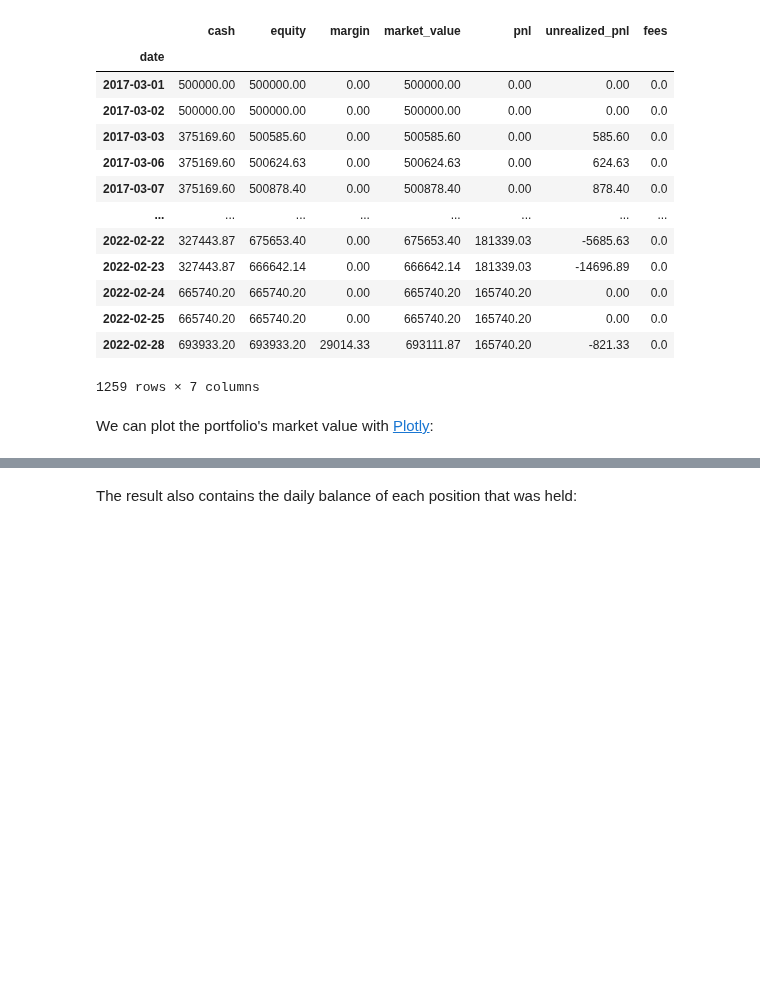
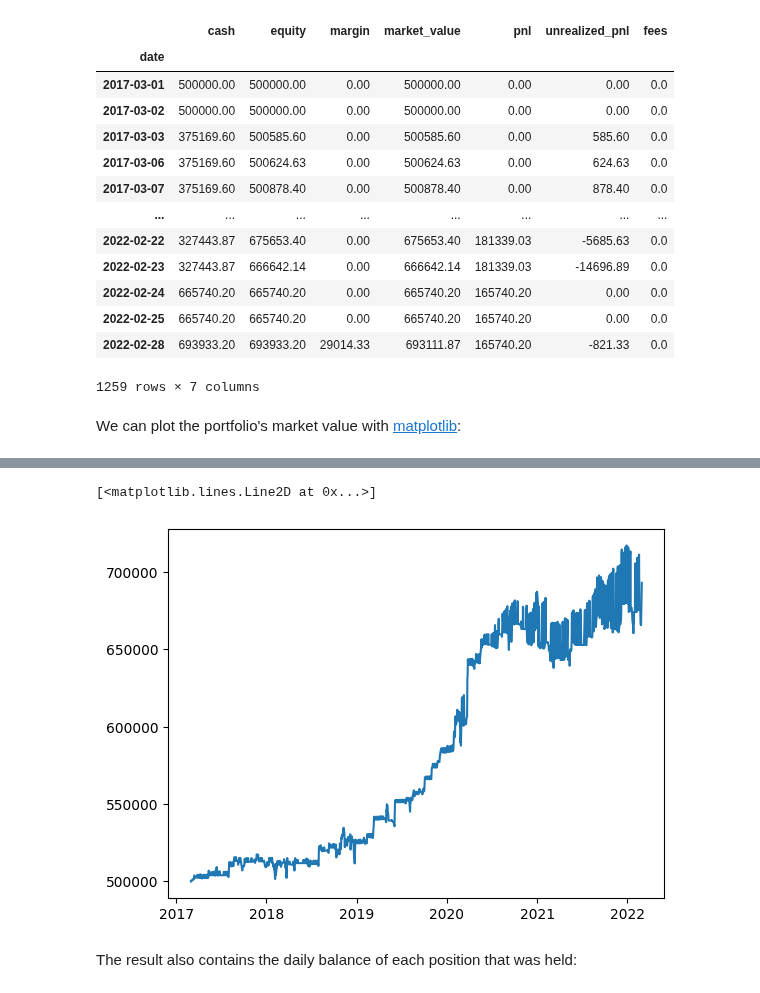
Before and after one commit to edtechre/pybroker, a Jupyter notebook: docs/notebooks/2. Backtesting a Strategy.ipynb, the cells around one changed output, grey strips where cells are left out. Saved outputs shown, nothing was run; the diff lists cells and outputs as text; code cells hidden in the pictures; blank space fills up the shorter version.

Commit message:
Use matplotlib in notebook.
Replace Plotly chart with matplotlib.

```diff
--- a/docs/notebooks/2. Backtesting a Strategy.ipynb
+++ b/docs/notebooks/2. Backtesting a Strategy.ipynb
@@ -126,16 +126,10 @@ result.portfolio
 | 2022-02-28 | 693933.20 | 693933.20 | 29014.33 | 693111.87 | 165740.20 | -821.33 | 0.0 |
 1259 rows × 7 columns
 # %% [markdown]
-We can plot the portfolio's market value with [Plotly](https://plotly.com/python/):
+We can plot the portfolio's market value with [matplotlib](https://matplotlib.org/):
 # %%
-import plotly.graph_objects as go
+import matplotlib.pyplot as plt
 
-fig = go.Figure(
-    data=go.Scatter(
-        x=result.portfolio.index,
-        y=result.portfolio['market_value'],
-        mode='lines'
-    )
-)
-fig.show()
+chart = plt.subplot2grid((3, 2), (0, 0), rowspan=3, colspan=2)
+chart.plot(result.portfolio.index, result.portfolio['market_value'])
 # %% [output]
@@ -144,3 +136,5 @@ fig.show()
+[<matplotlib.lines.Line2D at 0x...>]
+[figure, added]
 # %% [markdown]
 The result also contains the daily balance of each position that was held:
 # %%
```
Also changed, not shown: parts of 3 cells of this notebook.
